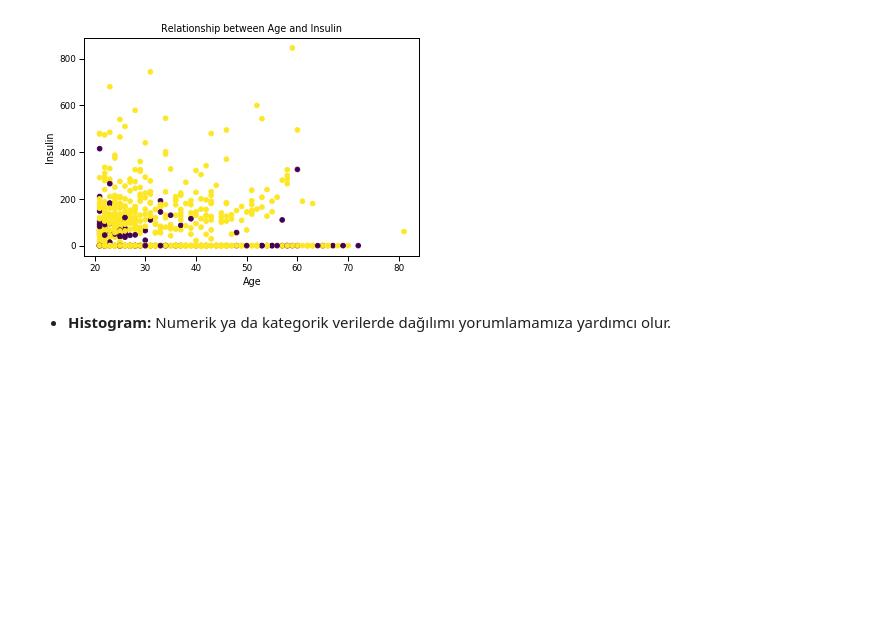
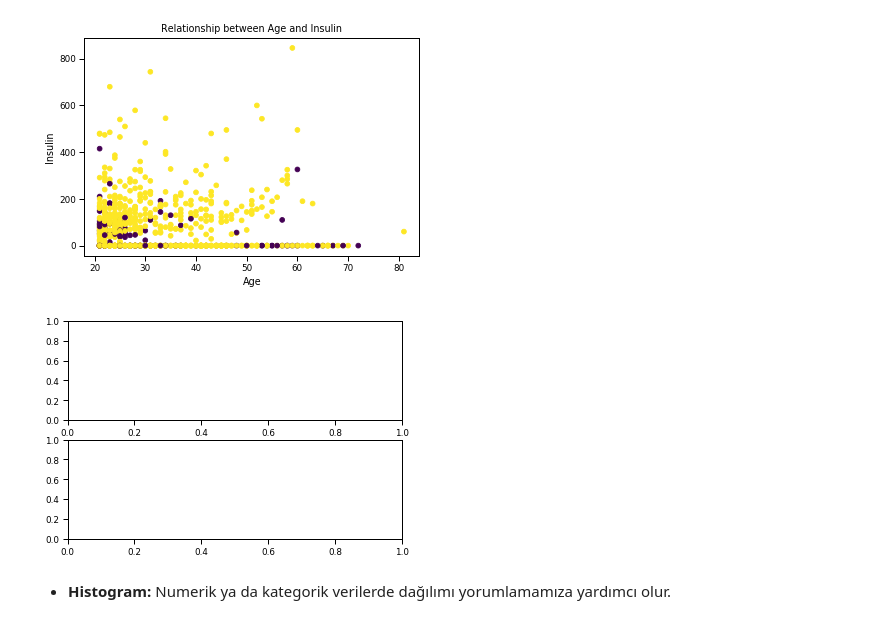
Before and after one commit to SevdanurGENC/MachineLearningDaysCourse, a Jupyter notebook: Visualization/pima-dataviz.ipynb, the cells around one changed output. Drawn from its saved outputs; the diff is of its cells as text; code cells hidden in the pictures; blank space fills up the shorter version.

```diff
--- a/Visualization/pima-dataviz.ipynb
+++ b/Visualization/pima-dataviz.ipynb
@@ -112,6 +112,11 @@ ax.set_title("Relationship between Age and Insulin")
 plt.show()
 # %% [output]
 [figure]
+# %%
+fig, ax = plt.subplots(2,1) # (2,2)
+plt.show()
+# %% [output]
+[figure, added]
 # %% [markdown]
 * **Histogram:** Numerik ya da kategorik verilerde dağılımı yorumlamamıza yardımcı olur.
 # %%
```
Also changed, not shown: parts of 16 cells of this notebook, 2 other files.
